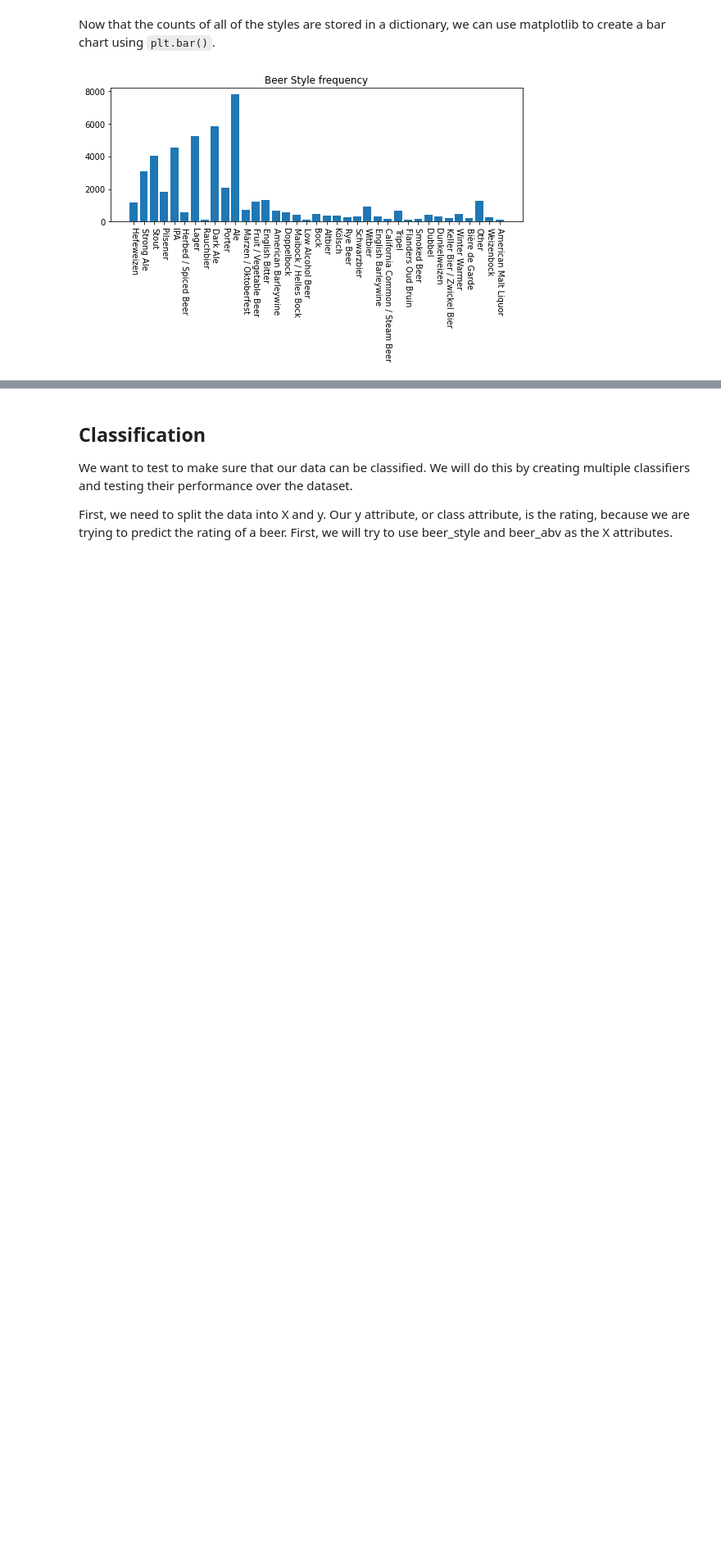
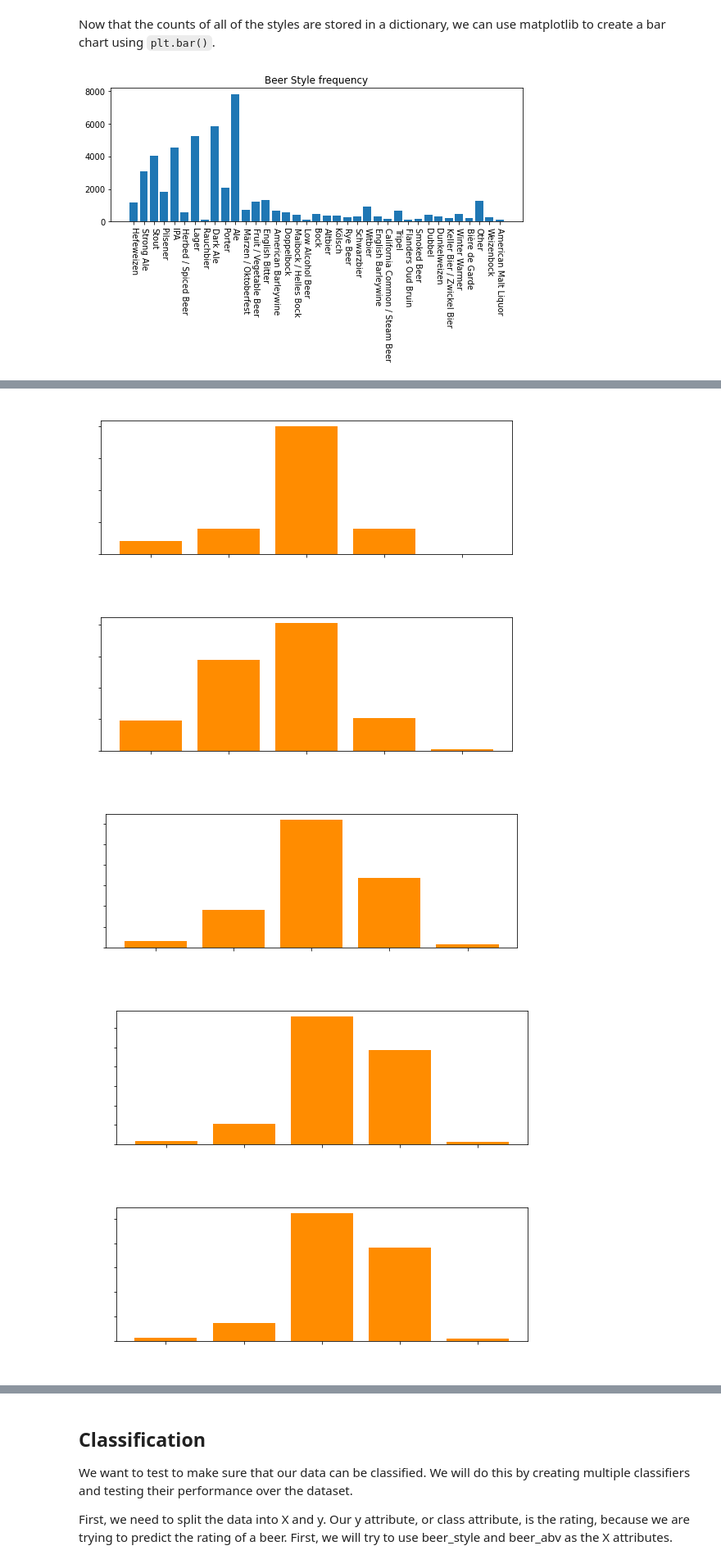
Before and after one commit to GoneSahlin/CPSC322-Final-Project, a Jupyter notebook: exploratory_data_analysis.ipynb, the cells around one changed output, grey strips where cells are left out. Shown at 82% size. Cells and saved outputs as stored; diff of their text form; code cells hidden in the pictures; blank space fills up the shorter version.

```diff
--- a/exploratory_data_analysis.ipynb
+++ b/exploratory_data_analysis.ipynb
@@ -65,3 +109,35 @@ plt.show()
+# %%
+mt.load_from_file("Data/joined_data_ints.csv")
+rating = []
+brew_rating =[]
+which_brews = [1,2,3,4,5]
+
+for brew in which_brews:
+    rating = []
+    brew_rating =[]
+    for col in mt.data:
+        brew_rating.append(col [-2])
+        rating.append(col[-4])
+    other = [0,0,0,0,0]
+    for i,val in enumerate(brew_rating):
+        if val == brew:
+            other[int(rating[i])-1] +=1
+    xlabels = [1,2,3,4,5]
+    plt.figure(figsize=(9,3))
+    plt.bar(xlabels, other,color='darkorange')
+    plt.xticks(color='w')
+    plt.yticks(color = 'w')
+    plt.title("Breweries rated " + str(brew) + " Frequency of rating",color ='w')
+    plt.savefig('Other/brewFreq'+ str(brew)+'.png',dpi= 300,bbox_inches = 'tight')
+    plt.xlabel("Rating of Beer",color='w')
+
+    plt.show()
+# %% [output]
+[figure, added]
+[figure, added]
+[figure, added]
+[figure, added]
+[figure, added]
 # %%
 hi = 0
 low =0
```
Also changed, not shown: parts of 5 cells of this notebook.
